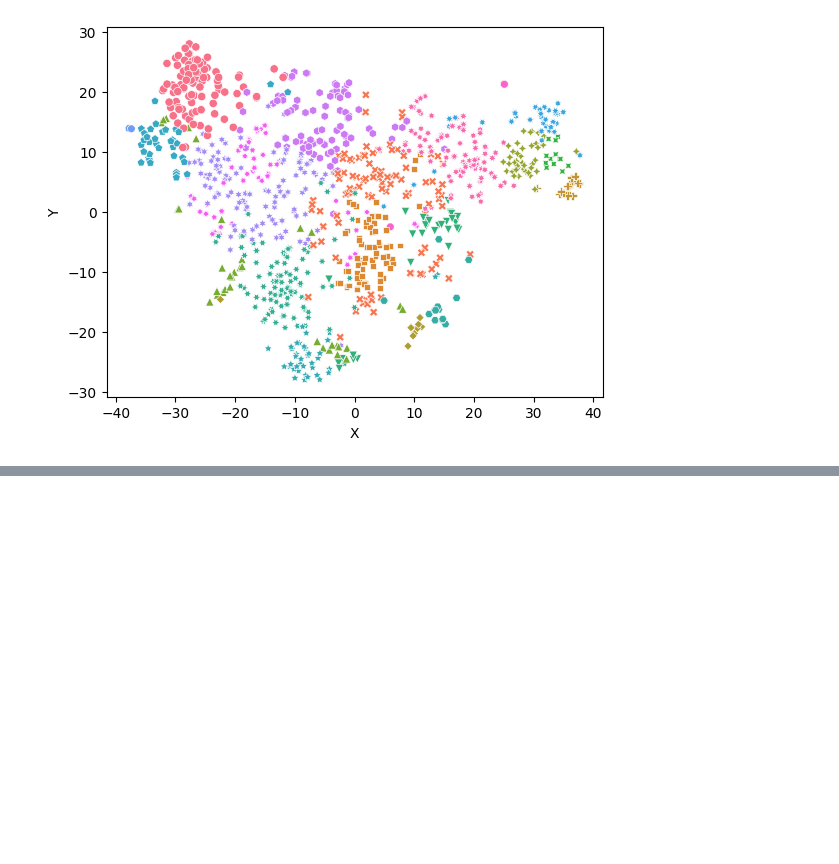
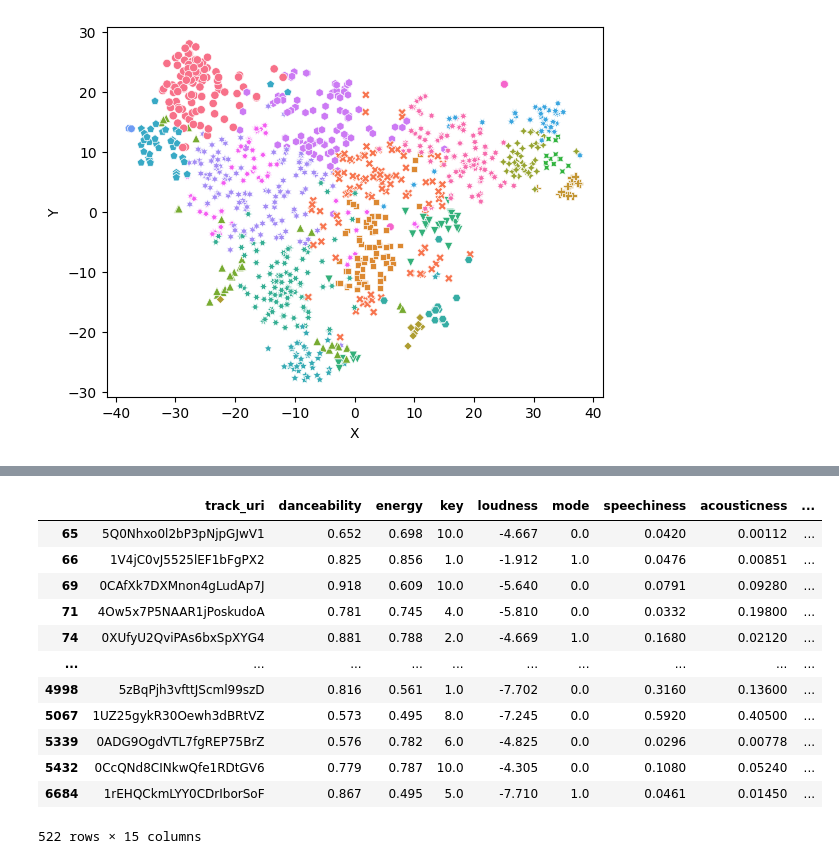
Before and after one commit to AlexanderFriedrichsen/cs254_playlist_project, a Jupyter notebook: k_means.ipynb, the cells around one changed output, grey strips where cells are left out. Cells and saved outputs as stored; diff of their text form; code cells hidden in the pictures; blank space fills up the shorter version.

Commit message:
working with target songs

```diff
--- a/k_means.ipynb
+++ b/k_means.ipynb
@@ -185,17 +185,16 @@ for val in wordclouds.values():
 # %%
 def get_target_cluster_songs(target_cluster):
     data_df["pid"] = data['pid']
-    original_df = data_df.pivot(index='X', columns='cluster')['pid'].reset_index()
-    original_df.columns.name = None
-    target_cluster_df = original_df[target_cluster].dropna()
+    original_df = data_df.pivot(columns='cluster', values='pid')
+    target_cluster_df = original_df[[target_cluster]].dropna()
     conn = connect_db('data.db')
     cur = conn.cursor()
     sql = '''SELECT features_by_track.* FROM features_by_track join tracks_in_playlist on features_by_track.track_uri = tracks_in_playlist.track_uri
         WHERE '''
-    for pid in target_cluster_df[target_cluster[0]].values:
+    for pid in target_cluster_df[target_cluster].values:
         sql += "tracks_in_playlist.pid = " + str(int(pid))
         sql += " OR "
-        sql = sql[:-3]
+    sql = sql[:-3]
     cols = ["track_uri",
         "danceability",
         "energy",
@@ -215,5 +214,18 @@ def get_target_cluster_songs(target_cluster):
 
     conn.close()
     tracks = pd.DataFrame(result, columns = cols)
+    tracks = tracks[tracks['track_uri'].map(tracks['track_uri'].value_counts()) > 3]
+
+    tracks['counts'] = tracks.groupby(['track_uri'])['time_signature'].transform('count')
+
+    tracks = tracks.drop_duplicates(subset=['track_uri'])
+    song_instances = tracks['counts'].sum()
+
+
+    #num_unique_songs = len(pd.unique(tracks['track_uri']))
+    print(song_instances, " song instances fetched")
+    print(len(tracks), " unique songs fetched")
     print(tracks.head(5))
     return tracks
+# %%
+target_cluster_songs = get_target_cluster_songs(target_cluster[0])
@@ -219,0 +250,16 @@ def get_target_cluster_songs(target_cluster):
+# %%
+target_cluster_songs
+# %% [output]
+|  | track_uri | danceability | energy | key | loudness | mode | speechiness | acousticness | ... |
+| 65 | 5Q0Nhxo0l2bP3pNjpGJwV1 | 0.652 | 0.698 | 10.0 | -4.667 | 0.0 | 0.0420 | 0.00112 | ... |
+| 66 | 1V4jC0vJ5525lEF1bFgPX2 | 0.825 | 0.856 | 1.0 | -1.912 | 1.0 | 0.0476 | 0.00851 | ... |
+| 69 | 0CAfXk7DXMnon4gLudAp7J | 0.918 | 0.609 | 10.0 | -5.640 | 0.0 | 0.0791 | 0.09280 | ... |
+| 71 | 4Ow5x7P5NAAR1jPoskudoA | 0.781 | 0.745 | 4.0 | -5.810 | 0.0 | 0.0332 | 0.19800 | ... |
+| 74 | 0XUfyU2QviPAs6bxSpXYG4 | 0.881 | 0.788 | 2.0 | -4.669 | 1.0 | 0.1680 | 0.02120 | ... |
+| ... | ... | ... | ... | ... | ... | ... | ... | ... | ... |
+| 4998 | 5zBqPjh3vfttJScml99szD | 0.816 | 0.561 | 1.0 | -7.702 | 0.0 | 0.3160 | 0.13600 | ... |
+| 5067 | 1UZ25gykR30Oewh3dBRtVZ | 0.573 | 0.495 | 8.0 | -7.245 | 0.0 | 0.5920 | 0.40500 | ... |
+| 5339 | 0ADG9OgdVTL7fgREP75BrZ | 0.576 | 0.782 | 6.0 | -4.825 | 0.0 | 0.0296 | 0.00778 | ... |
+| 5432 | 0CcQNd8CINkwQfe1RDtGV6 | 0.779 | 0.787 | 10.0 | -4.305 | 0.0 | 0.1080 | 0.05240 | ... |
+| 6684 | 1rEHQCkmLYY0CDrIborSoF | 0.867 | 0.495 | 5.0 | -7.710 | 1.0 | 0.0461 | 0.01450 | ... |
+522 rows × 15 columns
```
Also changed, not shown: parts of 4 cells of this notebook.
